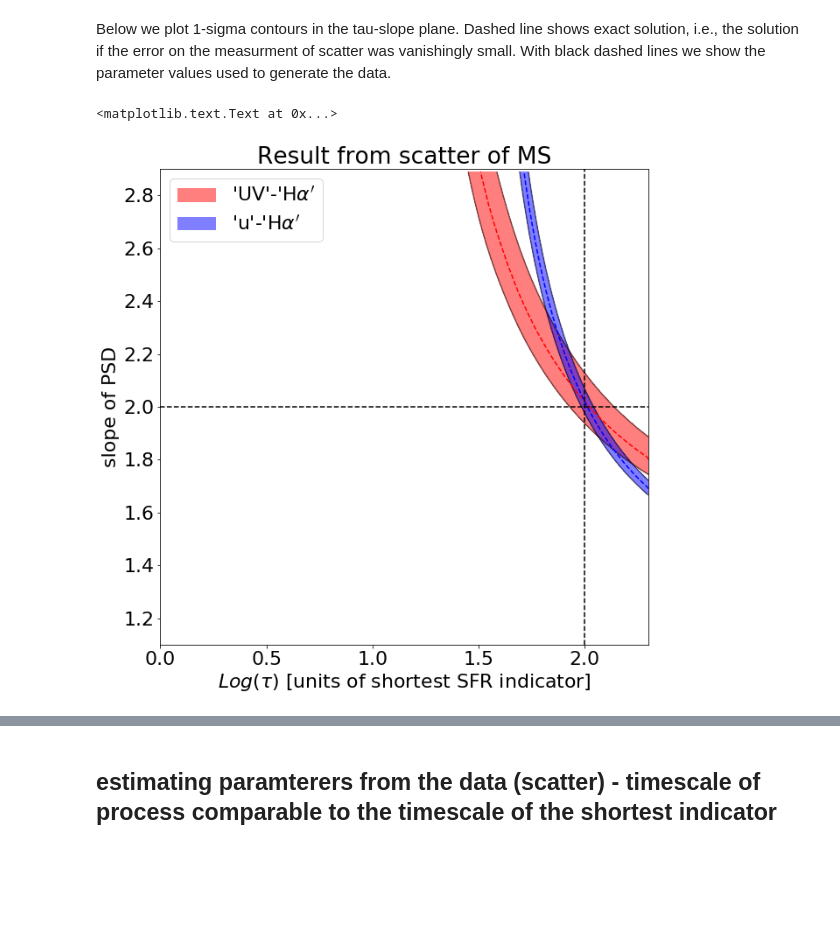
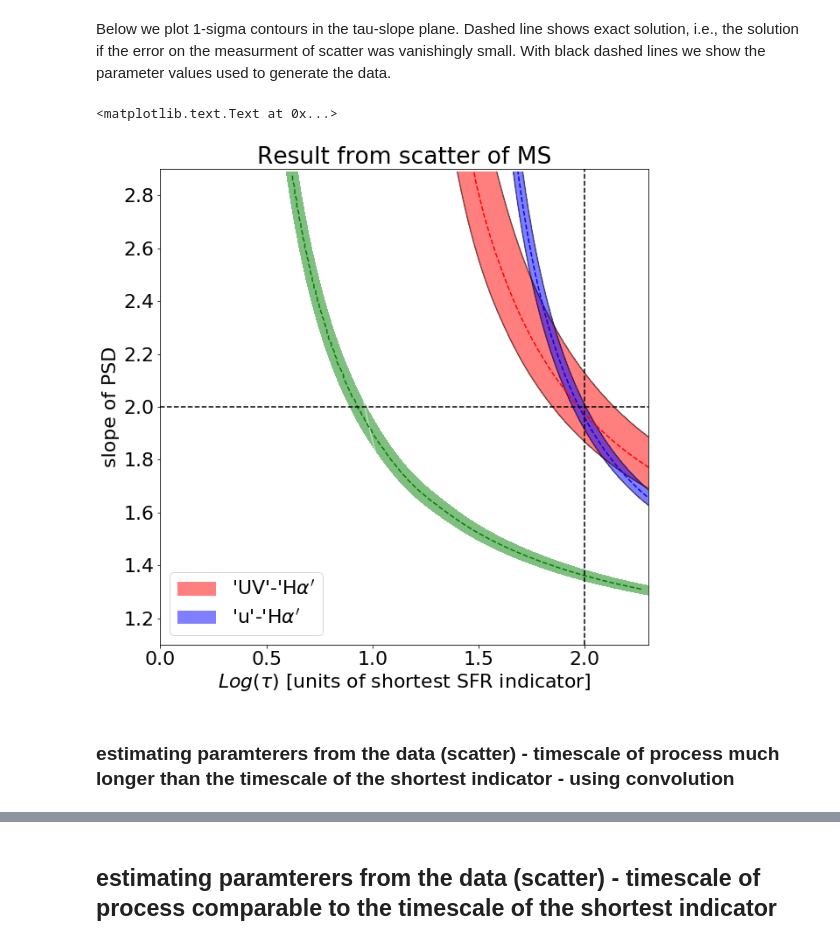
Before and after one commit to nevencaplar/Main-Sequence-Variability, a Jupyter notebook: Main_Sequence_Variability.ipynb, the cells around one changed output, grey strips where cells are left out. Drawn from its saved outputs; the diff is of its cells as text; code cells hidden in the pictures; blank space fills up the shorter version.

Commit message:
working of full procedure

```diff
--- a/Main_Sequence_Variability.ipynb
+++ b/Main_Sequence_Variability.ipynb
@@ -829,5 +832,8 @@ for i in range(100):
 print("Example with Tmax=100 t.u - sigma_MS (SFR_Halpha): "+str(np.std(res_Example2_1_3[:,0])))
 print("Example with Tmax=100 t.u - sigma_MS (SFR_u): "+str(np.std(res_Example2_1_3[:,1])))
 
+Measurment_Of_Scatter_Ratio_2=np.mean(res)
+err_Measurment_Of_Scatter_Ratio_2=np.std(res)
+
 print("Example with Tmax=100 t.u - Ratio of sigma_MS (SFR_u)/sigma_MS (SFR_Halpha)"+str(np.mean(res))+"+-"+str(np.std(res)))
 # %% [output]
@@ -836,0 +843,20 @@ Example with Tmax=100 t.u - Ratio of sigma_MS (SFR_u)/sigma_MS (SFR_Halpha)0.857
+# %%
+#we are overloading res_Example2 here,but we do not use this variable ever again
+res_Example2_2_3=[]
+random_start_positions=np.random.randint(0,len(delc_flux_Example2_convolved_decay_time3),10000)
+for i in range(len(random_start_positions)):
+    res_Example2_2_3.append([delc_flux_Example2_convolved_decay_time2[random_start_positions[i]],delc_flux_Example2_convolved_decay_time3[random_start_positions[i]]])
+res_Example2_2_3=np.array(res_Example2_2_3)
+
+#bootstraping to estimate uncertainty
+res=[]
+for i in range(100):
+    res.append(np.std(bootstrap_resample(res_Example2_2_3[:,1]))/np.std(bootstrap_resample(res_Example2_2_3[:,0])))
+
+print("Example with Tmax=100 t.u - sigma_MS (SFR_UV): "+str(np.std(res_Example2_2_3[:,0])))
+print("Example with Tmax=100 t.u - sigma_MS (SFR_u): "+str(np.std(res_Example2_2_3[:,1])))
+
+Measurment_Of_Scatter_Ratio_3=np.mean(res)
+err_Measurment_Of_Scatter_Ratio_3=np.std(res)
+
+print("Example with Tmax=100 t.u - Ratio of sigma_MS (SFR_u)/sigma_MS (SFR_UV)"+str(np.mean(res))+"+-"+str(np.std(res)))
@@ -844,3 +874,6 @@ MS_slope_at_given_t_longer_1_interpolation = create_MS_scatter_at_given_t_interp
 
 t_longer_2=100
 MS_slope_at_given_t_longer_2_interpolation = create_MS_scatter_at_given_t_interpolation(t_longer_2)
+
+t_longer_3=5
+MS_slope_at_given_t_longer_3_interpolation = create_MS_scatter_at_given_t_interpolation(t_longer_3)
@@ -847,14 +890,9 @@ MS_slope_at_given_t_longer_2_interpolation = create_MS_scatter_at_given_t_interp
 # %% [markdown]
 We implement scatter measurments and their errors estimated in the subsection above...
 # %%
-Measurment_Of_Scatter_Ratio_1=0.965
-err_Measurment_Of_Scatter_Ratio_1=0.008
-
-Measurment_Of_Scatter_Ratio_2=0.857
-err_Measurment_Of_Scatter_Ratio_2=0.008
-
 tau_fine,slope_fine,Number_of_sigmas_deviation_reshaped_1,best_solution_1=create_Number_of_sigmas(MS_slope_at_given_t_longer_1_interpolation,Measurment_Of_Scatter_Ratio_1,err_Measurment_Of_Scatter_Ratio_1)
 tau_fine,slope_fine,Number_of_sigmas_deviation_reshaped_2,best_solution_2=create_Number_of_sigmas(MS_slope_at_given_t_longer_2_interpolation,Measurment_Of_Scatter_Ratio_2,err_Measurment_Of_Scatter_Ratio_2)
+tau_fine,slope_fine,Number_of_sigmas_deviation_reshaped_3,best_solution_3=create_Number_of_sigmas(MS_slope_at_given_t_longer_3_interpolation,Measurment_Of_Scatter_Ratio_3,err_Measurment_Of_Scatter_Ratio_3)
 # %% [markdown]
 Below we plot 1-sigma contours in the tau-slope plane. Dashed line shows exact solution, i.e., the solution if the error on the measurment of scatter was vanishingly small. With black dashed lines we show the parameter values used to generate the data.
 # %%
@@ -863,34 +901,39 @@ CS = ax.contour(np.log10(tau_fine), slope_fine, Number_of_sigmas_deviation_resha
 CS2 = ax.contour(np.log10(tau_fine), slope_fine, Number_of_sigmas_deviation_reshaped_2,cmap=plt.cm.bone,levels=[1,50],alpha=0.5)
 CS3 = ax.contourf(np.log10(tau_fine), slope_fine, Number_of_sigmas_deviation_reshaped_1, [0,1],colors=('r'),alpha=0.5)
 CS4 = ax.contourf(np.log10(tau_fine), slope_fine, Number_of_sigmas_deviation_reshaped_2, [0,1],colors=('b'),alpha=0.5)
+CS6 = ax.contourf(np.log10(tau_fine), slope_fine, Number_of_sigmas_deviation_reshaped_3, [0,1],colors=('g'),alpha=0.5)
+
 
 plt.plot(np.log10(best_solution_1[:,1]),best_solution_1[:,0],'r',linestyle='dashed')
 plt.plot(np.log10(best_solution_2[:,1]),best_solution_2[:,0],'b',linestyle='dashed')
+plt.plot(np.log10(best_solution_3[:,1]),best_solution_3[:,0],'g',linestyle='dashed')
 
 h1,_ = CS3.legend_elements()
 h2,_ = CS4.legend_elements()
 ax.legend([h1[0], h2[0]], ['\'UV\'-\'H$\\alpha\'$', '\'u\'-\'H$\\alpha\'$'])
 
 # Recast levels to new class
 CS.levels = [1,1.5]
 CS3.levels = [1,1.5]
 # Label levels with specially formatted floats
 if plt.rcParams["text.usetex"]:
     fmt = r'%r \sigma %'
 else:
     fmt = '%r $\sigma$'
 
 plt.plot(np.ones(100)*2,'black',linestyle='dashed')
 plt.axvline(x=np.log10(100),color='black',linestyle='dashed')
 
 #ax.clabel(CS, CS.levels, inline=True, fmt=fmt, fontsize=10)
 #ax.clabel(CS3, CS3.levels, inline=True, fmt=fmt, fontsize=10)
 ax.set_ylim(1.1,2.9)
 plt.xlim(np.min(np.log10(tau_fine)),np.max(np.log10(tau_fine)))
 #ax.legend()
 ax.set_title('Result from scatter of MS')
 ax.set_xlabel('$Log(\\tau)$ [units of shortest SFR indicator]')
 ax.set_ylabel('slope of PSD')
 # %% [output]
 <matplotlib.text.Text at 0x...>
-[figure, old version]
+[figure, new version]
+# %% [markdown]
+### estimating paramterers from the data (scatter)  - timescale of process much longer than the timescale of the shortest indicator - using convolution
```
Also changed, not shown: parts of 31 cells of this notebook, 2 other files.
